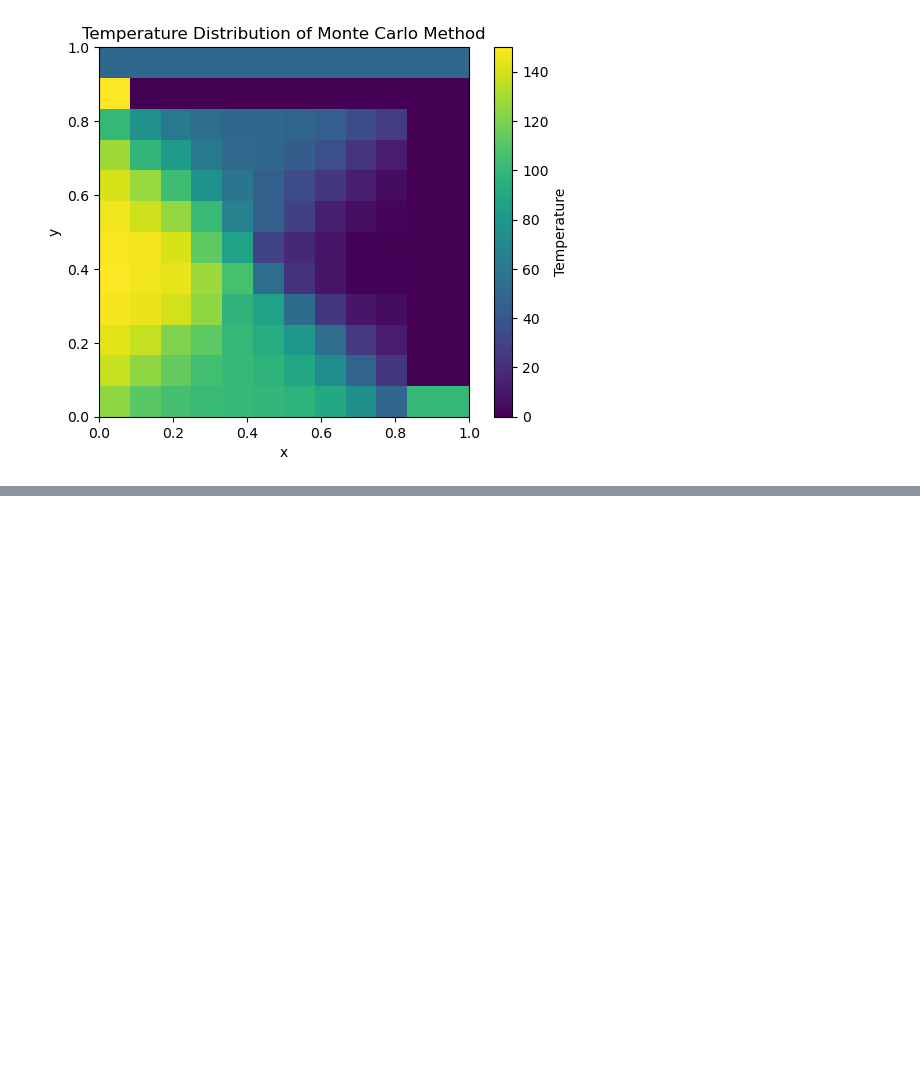
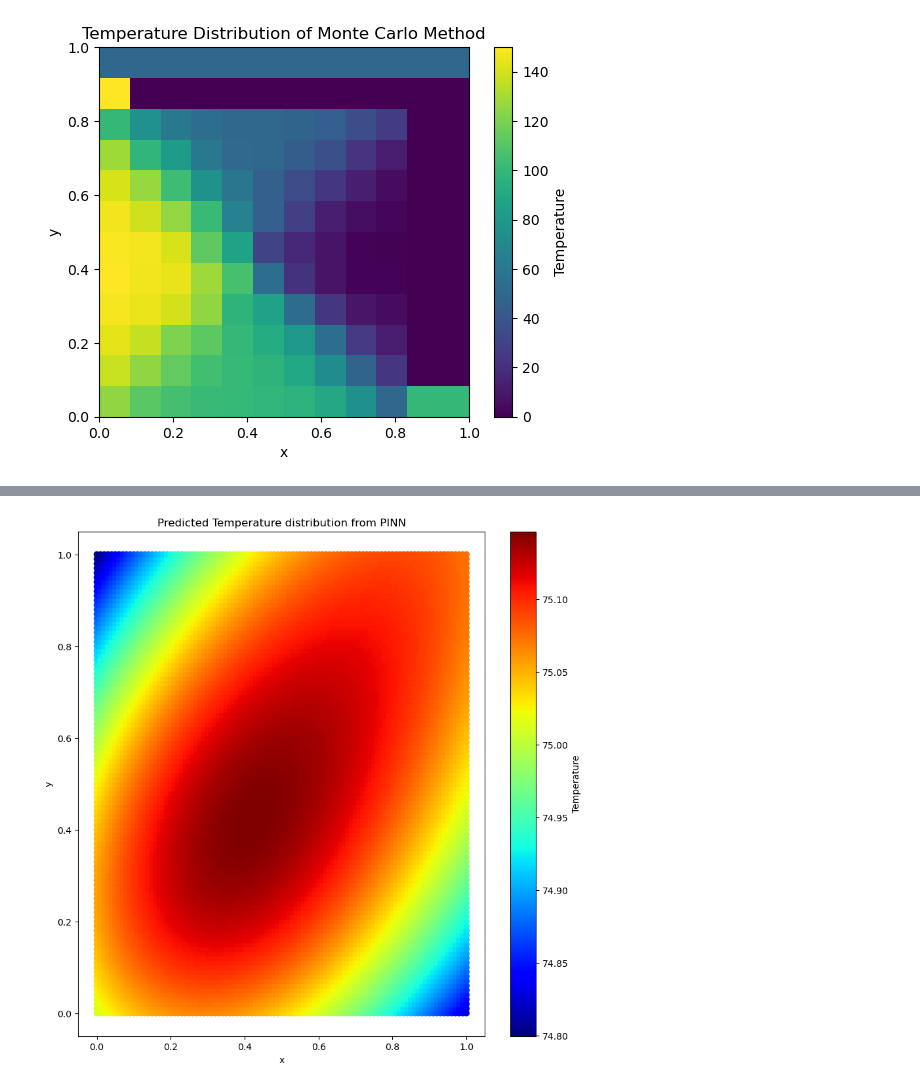
Before and after one commit to sungchol3/Numerical_Method_solving_laplace_equations, a Jupyter notebook: numerical_method_laplace_eq.ipynb, the cells around one changed output, grey strips where cells are left out. Cells and saved outputs as stored; diff of their text form; code cells hidden in the pictures; blank space fills up the shorter version.

```diff
--- a/numerical_method_laplace_eq.ipynb
+++ b/numerical_method_laplace_eq.ipynb
@@ -478,0 +612,5 @@ class PINN_Optimizer(PINN):
+# %%
+start_time = time.time()
+result = pinn_optimizer.train(num_epochs=1000)
+end_time = time.time()
+print(f"Time taken: {end_time - start_time:.2f} seconds")
@@ -478,0 +628,29 @@ class PINN_Optimizer(PINN):
+# %%
+# Data Evaluation
+N = 100
+h = 1 / N
+x_eval = torch.arange(0, 1 + h, h)
+y_eval = torch.arange(0, 1 + h, h)
+X_eval, Y_eval = torch.meshgrid(x_eval, y_eval)
+X_eval, Y_eval = X_eval.flatten(), Y_eval.flatten()
+
+data_evaluation = torch.stack([X_eval.requires_grad_(True), Y_eval.requires_grad_(True)], dim=-1).to(DEVICE)
+
+sol_model = pinn_optimizer.model
+sol_model.eval()
+with torch.no_grad():
+    sol_pred = sol_model(data_evaluation)
+    sol_pred_plot = 150 * tdn(sol_pred)
+
+x_eval_plot = tdn(X_eval)
+y_eval_plot = tdn(Y_eval)
+
+plt.figure(figsize=(10, 10))
+plt.scatter(x_eval_plot, y_eval_plot, c=sol_pred_plot, cmap='jet')
+plt.colorbar(label='Temperature')
+plt.xlabel('x')
+plt.ylabel('y')
+plt.title('Predicted Temperature distribution from PINN')
+plt.show()
+# %% [output]
+[figure, added]
```
Also changed, not shown: parts of 6 cells of this notebook.
